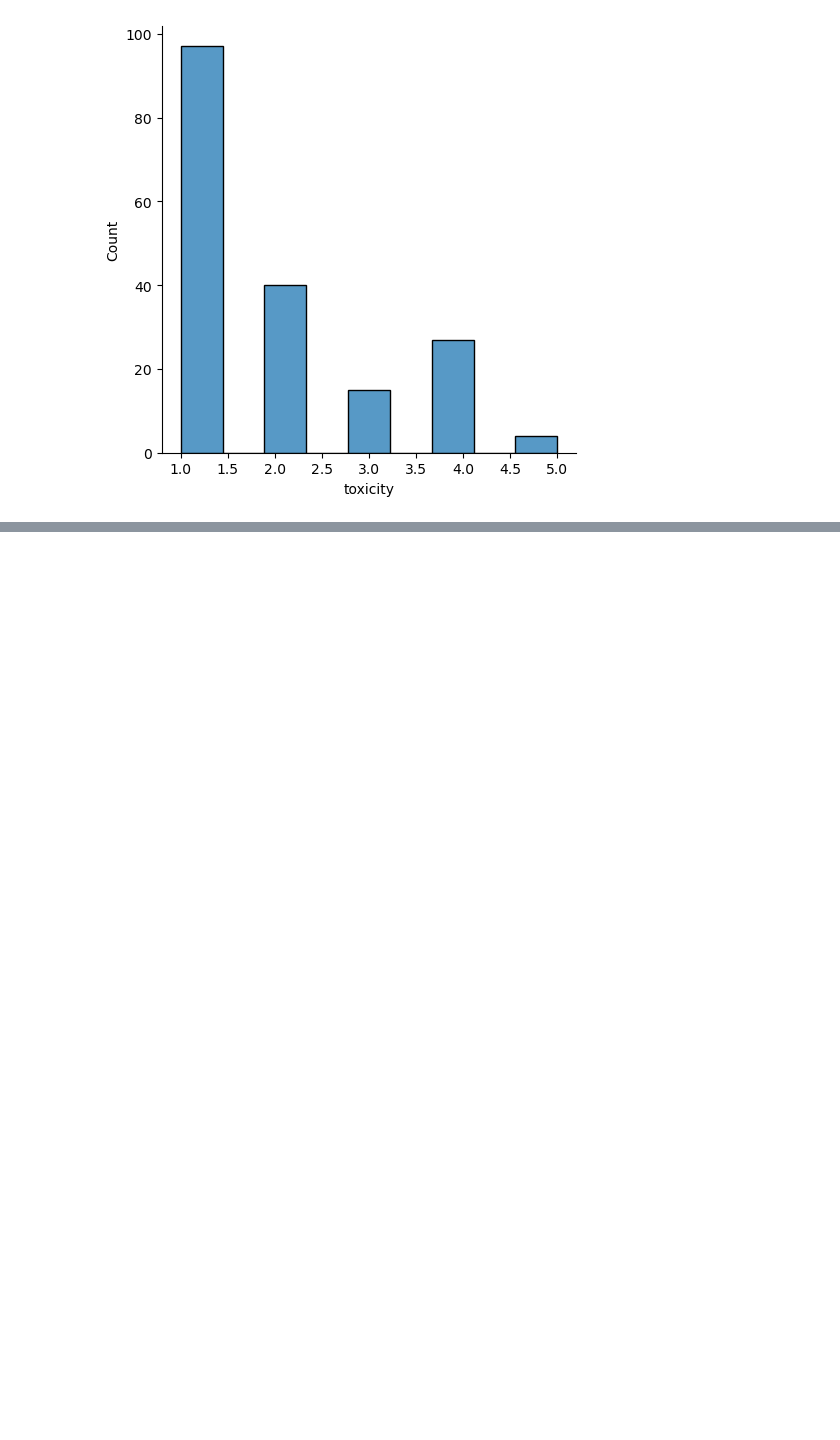
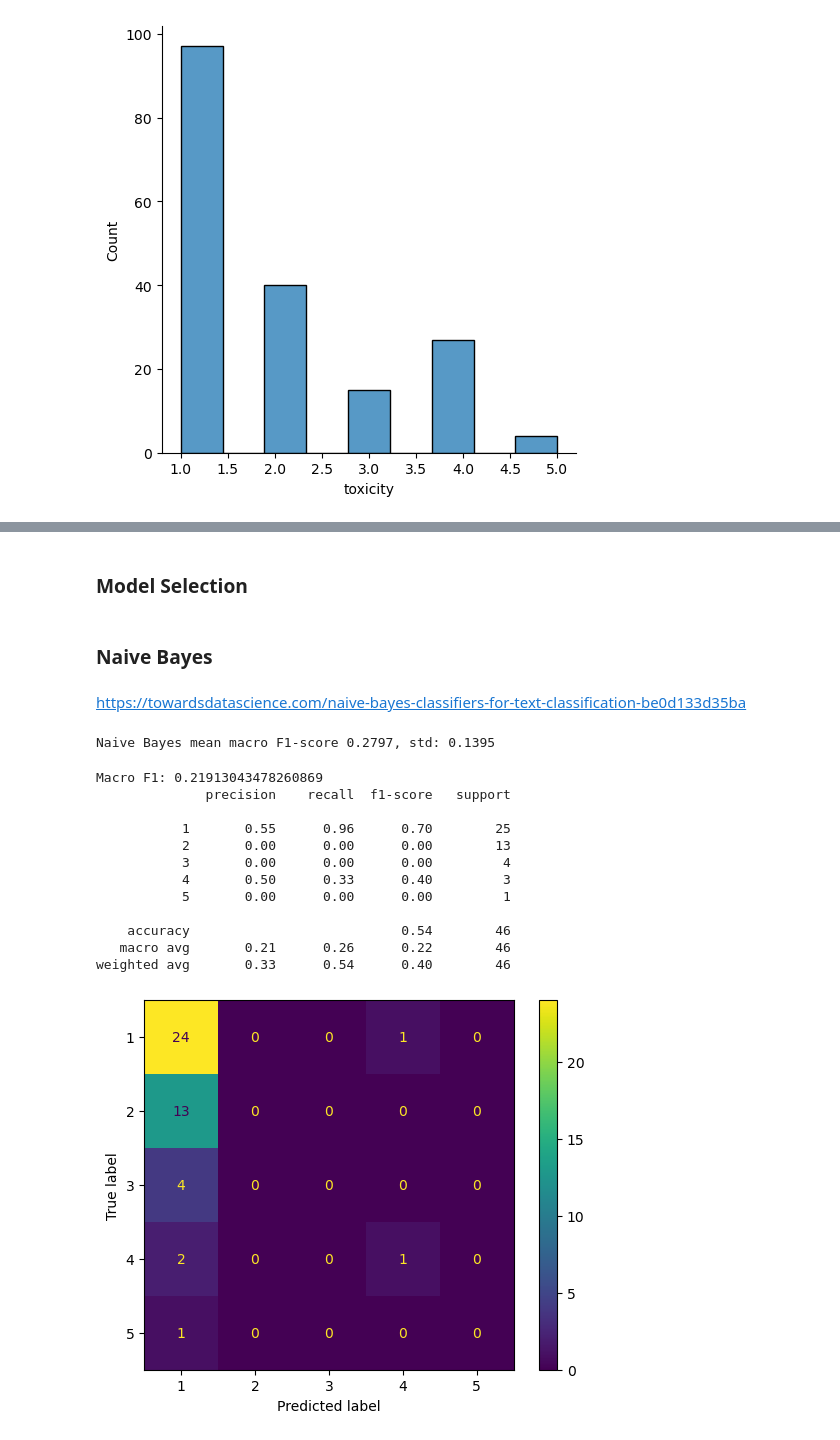
Before and after one commit to dimits-ts/practical_data_science, a Jupyter notebook: translation/lang_identification.ipynb, the cells around one changed output, grey strips where cells are left out. Saved outputs shown, nothing was run; the diff lists cells and outputs as text; code cells hidden in the pictures; blank space fills up the shorter version.

Commit message:
Add classifiers

```diff
--- a/translation/lang_identification.ipynb
+++ b/translation/lang_identification.ipynb
@@ -1167,0 +1170,45 @@ sns.displot(toxicity_df.toxicity)
+# %%
+from sklearn.feature_extraction.text import TfidfVectorizer
+from sklearn.model_selection import train_test_split
+
+
+data_train, data_test = train_test_split(toxicity_df, random_state=42)
+vectorizer = TfidfVectorizer().fit(data_train.comments)
+x_train = vectorizer.transform(data_train.comments)
+y_train = data_train.toxicity
+x_test = vectorizer.transform(data_test.comments)
+y_test = data_test.toxicity
+# %% [markdown]
+### Model Selection
+# %% [markdown]
+### Naive Bayes
+# %% [markdown]
+https://towardsdatascience.com/naive-bayes-classifiers-for-text-classification-be0d133d35ba
+# %%
+naive_x_train = x_train.toarray()
+naive_x_test = x_test.toarray()
+
+naive_model = MultinomialNB()
+res = cross_val_res(naive_model, naive_x_train, y_train, cv=5)
+print(f"Naive Bayes mean macro F1-score {res[0]:.4f}, std: {res[1]:.4f}")
+# %% [output]
+Naive Bayes mean macro F1-score 0.2797, std: 0.1395
+# %%
+naive_model = MultinomialNB().fit(naive_x_train, y_train)
+naive_res = naive_model.predict(naive_x_test)
+
+get_statistics(y_test, naive_res)
+# %% [output]
+Macro F1: 0.21913043478260869
+              precision    recall  f1-score   support
+
+           1       0.55      0.96      0.70        25
+           2       0.00      0.00      0.00        13
+           3       0.00      0.00      0.00         4
+           4       0.50      0.33      0.40         3
+           5       0.00      0.00      0.00         1
+
+    accuracy                           0.54        46
+   macro avg       0.21      0.26      0.22        46
+weighted avg       0.33      0.54      0.40        46
+[figure, added]
```
Also changed, not shown: parts of 14 cells of this notebook.
